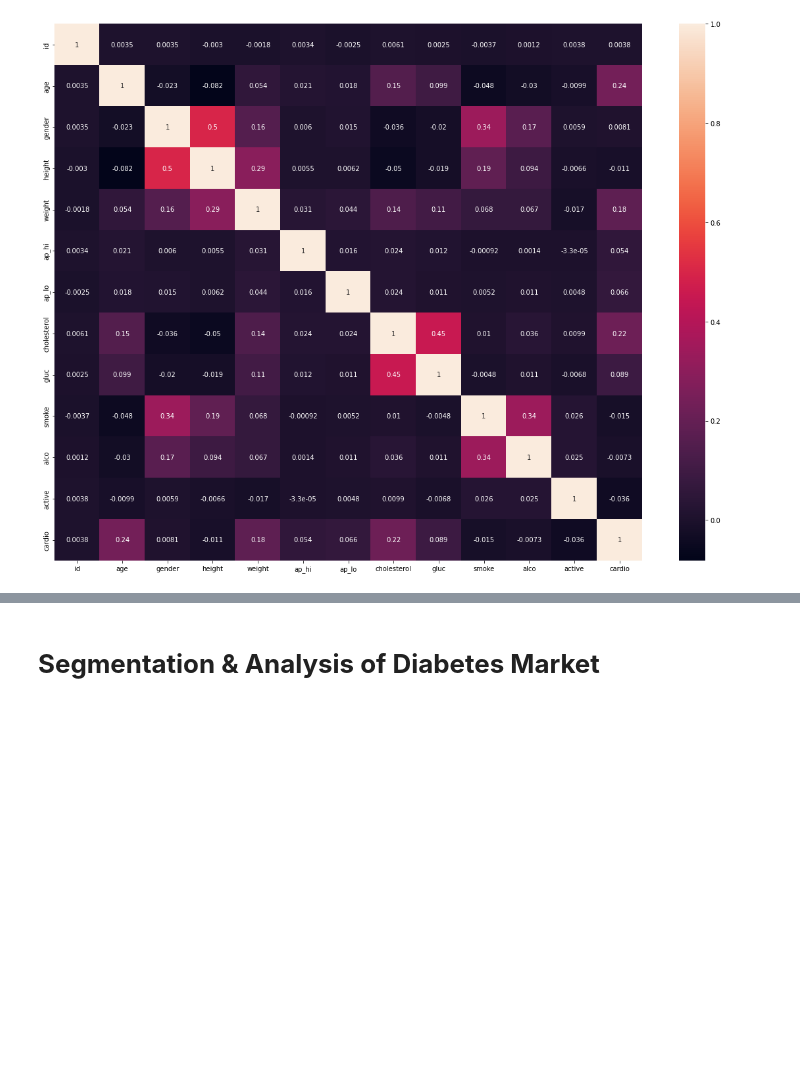
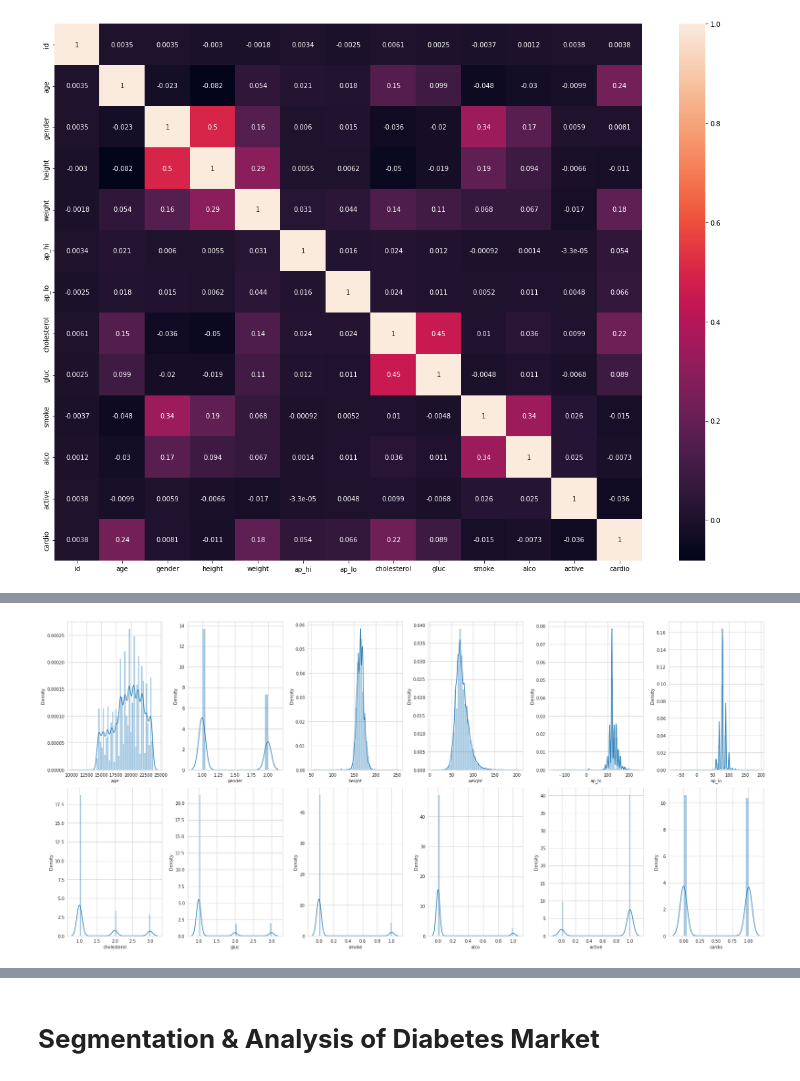
Before and after one commit to pragmatic-philosopher09/Feynn-Labs-Market-Segmentation-Internship-Task-, a Jupyter notebook: Feynn_Lab_Market_Segmentation.ipynb, the cells around one changed output, grey strips where cells are left out. Cells and saved outputs as stored; diff of their text form; code cells hidden in the pictures; blank space fills up the shorter version.

```diff
--- a/Feynn_Lab_Market_Segmentation.ipynb
+++ b/Feynn_Lab_Market_Segmentation.ipynb
@@ -90,0 +142,4 @@ sns.heatmap(bp.corr(), annot=True)
+# %%
+check_dist(cleaned_df)
+# %% [output]
+[figure, added]
```
Also changed, not shown: parts of 40 cells of this notebook.
